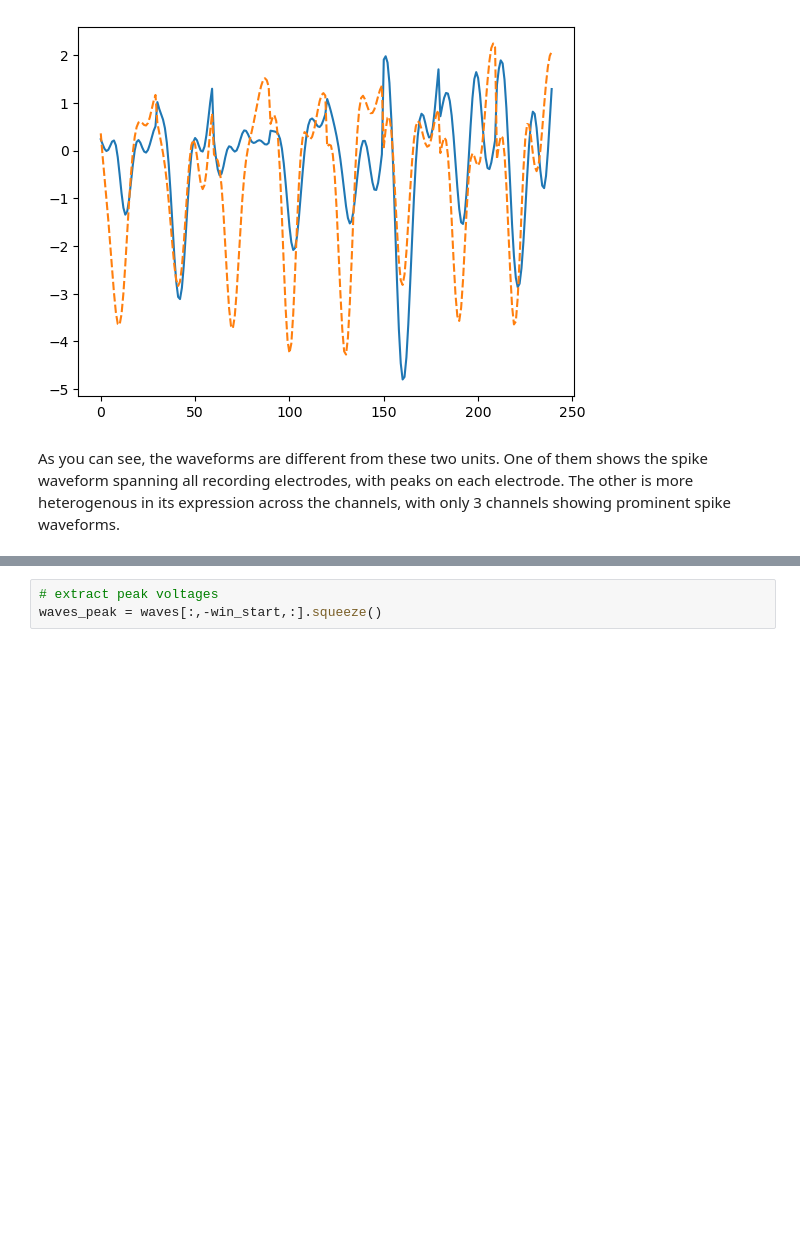
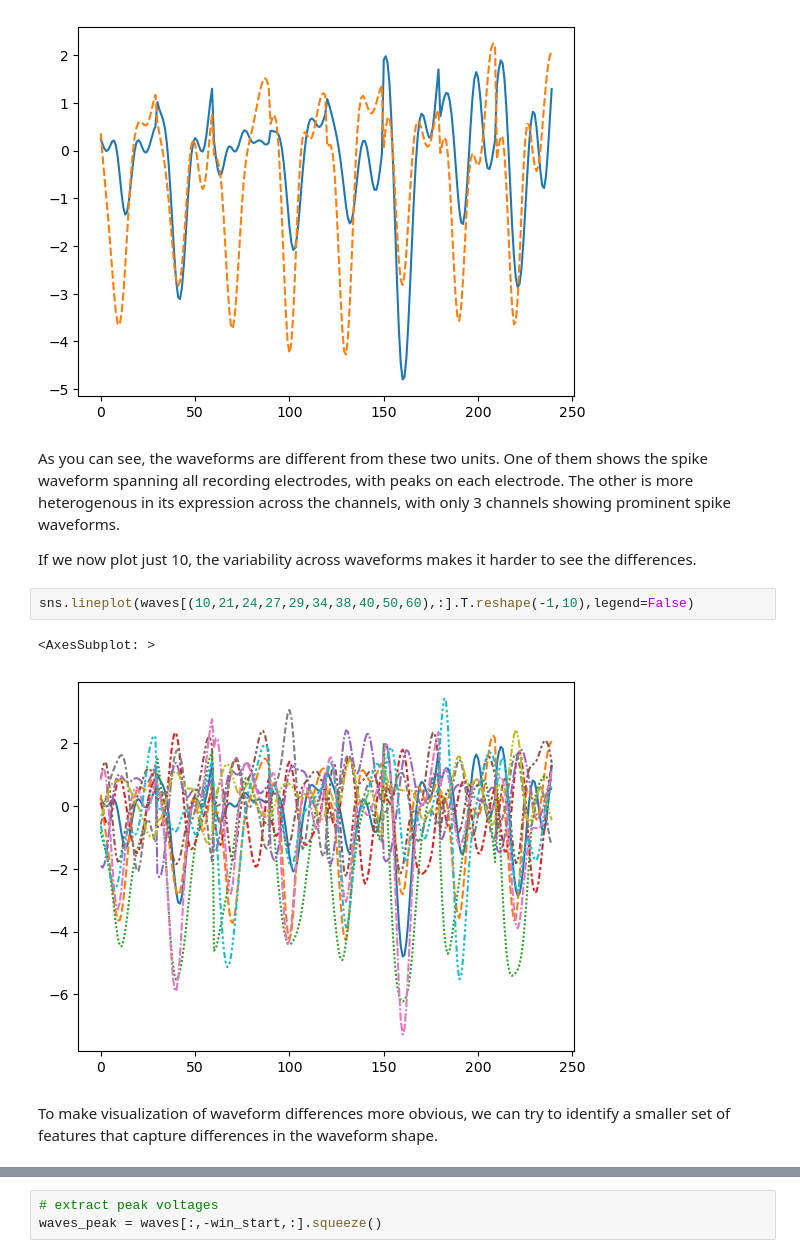
Before and after one commit to dbheadley/SpikeSortShortCourse, a Jupyter notebook: Code/ClassicSortingDemo.ipynb, the cells around one changed output, grey strips where cells are left out. Cells and saved outputs as stored; diff of their text form; blank space fills up the shorter version.

```diff
--- a/Code/ClassicSortingDemo.ipynb
+++ b/Code/ClassicSortingDemo.ipynb
@@ -309,4 +311,13 @@ sns.lineplot(waves[(10,21),:].T.reshape(-1,2),legend=False)
 [figure]
 # %% [markdown]
 As you can see, the waveforms are different from these two units. One of them shows the spike waveform spanning all recording electrodes, with peaks on each electrode. The other is more heterogenous in its expression across the channels, with only 3 channels showing prominent spike waveforms.
+
+If we now plot just 10, the variability across waveforms makes it harder to see the differences.
+# %%
+sns.lineplot(waves[(10,21,24,27,29,34,38,40,50,60),:].T.reshape(-1,10),legend=False)
+# %% [output]
+<AxesSubplot: >
+[figure, added]
+# %% [markdown]
+To make visualization of waveform differences more obvious, we can try to identify a smaller set of features that capture differences in the waveform shape.
 # %% [markdown]
```
Also changed, not shown: parts of 38 cells of this notebook.
